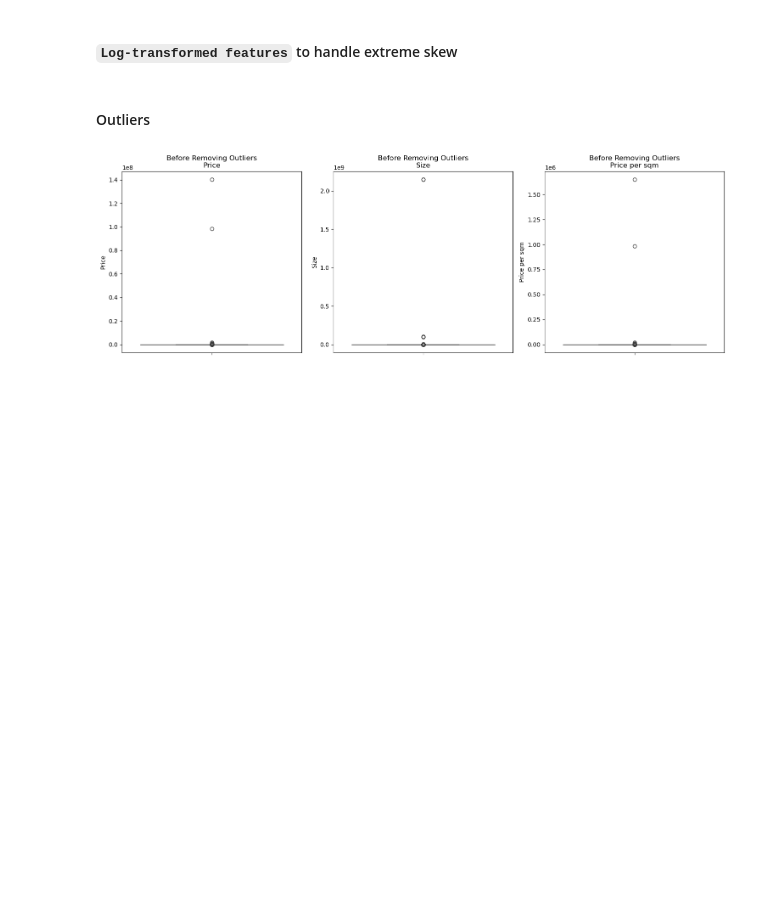
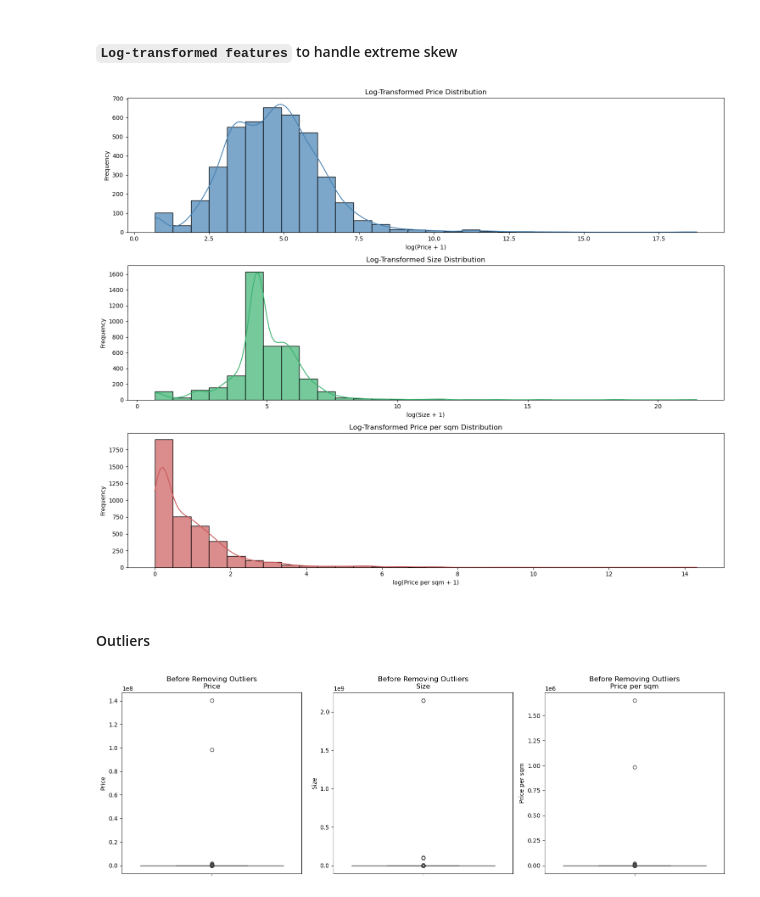
Before and after one commit to Janna-Khalid/Oman-Rental-Insights-Price-Prediction-Model, a Jupyter notebook: Enhanced Version/Feature Engineering & Predictive Modeling/FeatureEng_and_PredictiveModel.ipynb, the cells around one changed output. Saved outputs shown, nothing was run; the diff lists cells and outputs as text; code cells hidden in the pictures; blank space fills up the shorter version.

```diff
--- a/Enhanced Version/Feature Engineering & Predictive Modeling/FeatureEng_and_PredictiveModel.ipynb
+++ b/Enhanced Version/Feature Engineering & Predictive Modeling/FeatureEng_and_PredictiveModel.ipynb
@@ -109,6 +140,34 @@ df[["is_studio"]]
 df["log_price"] = np.log1p(df["Price"])
 df["log_size"] = np.log1p(df["Size"])
 df["log_price_per_sqm"] = np.log1p(df["Price per sqm"])
+# %%
+plt.figure(figsize=(15, 12))
+
+# Plot 1: Log Price Distribution
+plt.subplot(3, 1, 1)
+sns.histplot(df["log_price"], bins=30, color="steelblue", alpha=0.7, kde=True)
+plt.title("Log-Transformed Price Distribution")
+plt.xlabel("log(Price + 1)")
+plt.ylabel("Frequency")
+
+# Plot 2: Log Size Distribution
+plt.subplot(3, 1, 2)
+sns.histplot(df["log_size"], bins=30, color="mediumseagreen", alpha=0.7, kde=True)
+plt.title("Log-Transformed Size Distribution")
+plt.xlabel("log(Size + 1)")
+plt.ylabel("Frequency")
+
+# Plot 3: Log Price per sqm Distribution
+plt.subplot(3, 1, 3)
+sns.histplot(df["log_price_per_sqm"], bins=30, color="indianred", alpha=0.7, kde=True)
+plt.title("Log-Transformed Price per sqm Distribution")
+plt.xlabel("log(Price per sqm + 1)")
+plt.ylabel("Frequency")
+
+plt.tight_layout()
+plt.show()
+# %% [output]
+[figure, added]
 # %% [markdown]
 #### Outliers
 # %%
```
Also changed, not shown: parts of 5 cells of this notebook.
